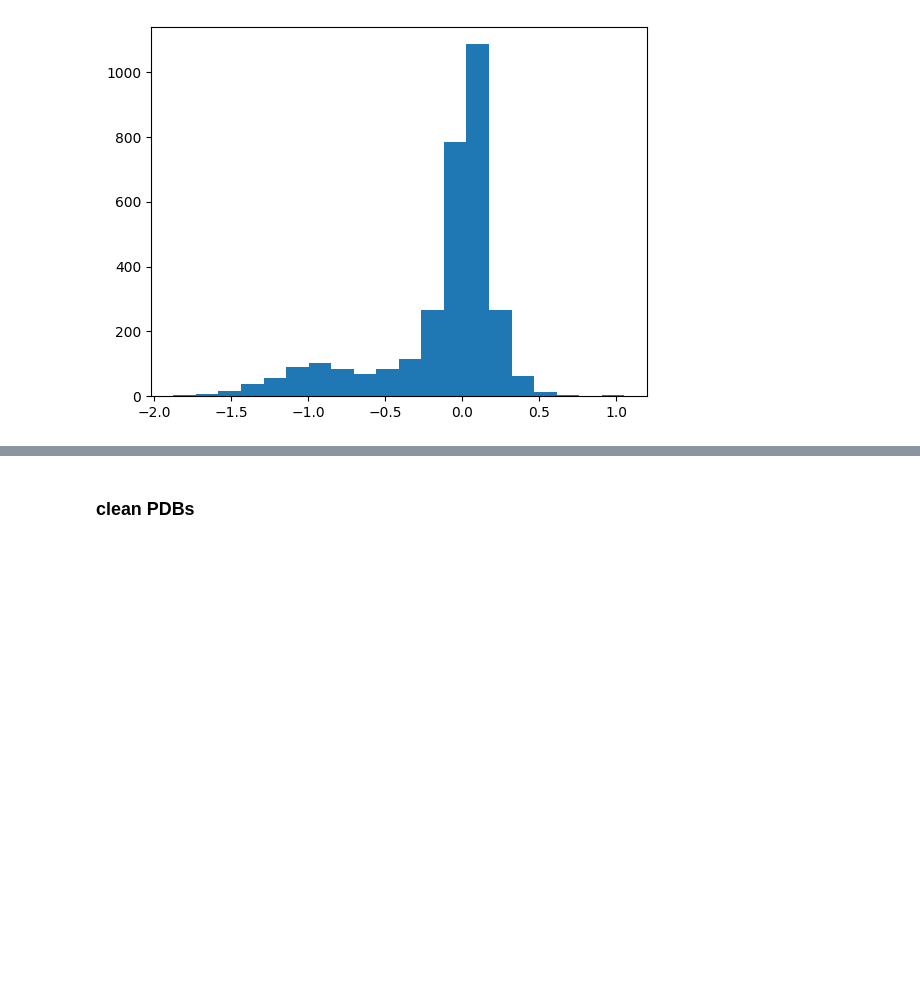
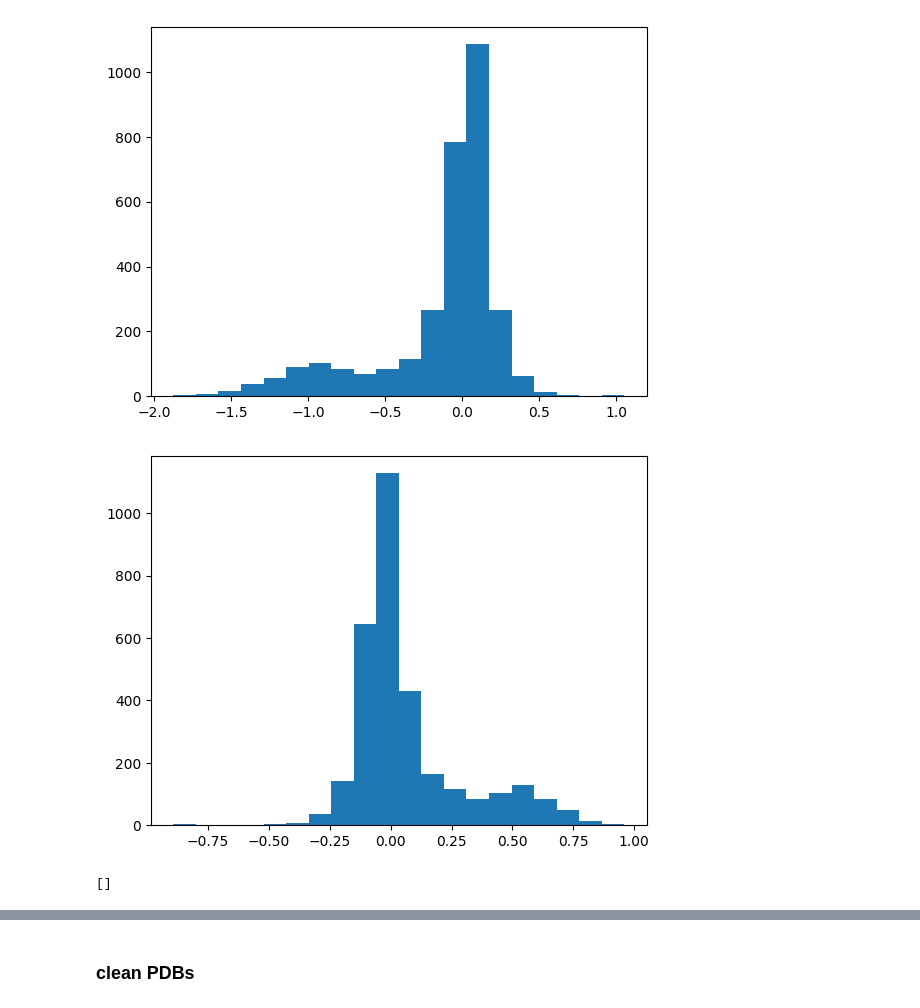
Before and after one commit to ZouJoelin/GPSite_Siamese, a Jupyter notebook: data_process_mavedb.ipynb, the cells around one changed output, grey strips where cells are left out. Drawn from its saved outputs; the diff is of its cells as text; code cells hidden in the pictures; blank space fills up the shorter version.

```diff
--- a/data_process_mavedb.ipynb
+++ b/data_process_mavedb.ipynb
@@ -22,3 +21,21 @@ plt.hist(score, bins=20)
 plt.show()
 # %% [output]
 [figure]
+# %%
+import numpy as np
+
+R = float(8.314/4184)
+T = 300
+
+ddg = R * T * np.log(-1/2 + 3/(pow(2, score+1)))
+
+plt.hist(ddg, bins=20)
+plt.show()
+# %% [output]
+[figure, added]
+# %%
+import math
+
+[i for i in ddg if math.isnan(i)]
+# %% [output]
+[]
```
Also changed, not shown: parts of 11 cells of this notebook, 10 other files.
